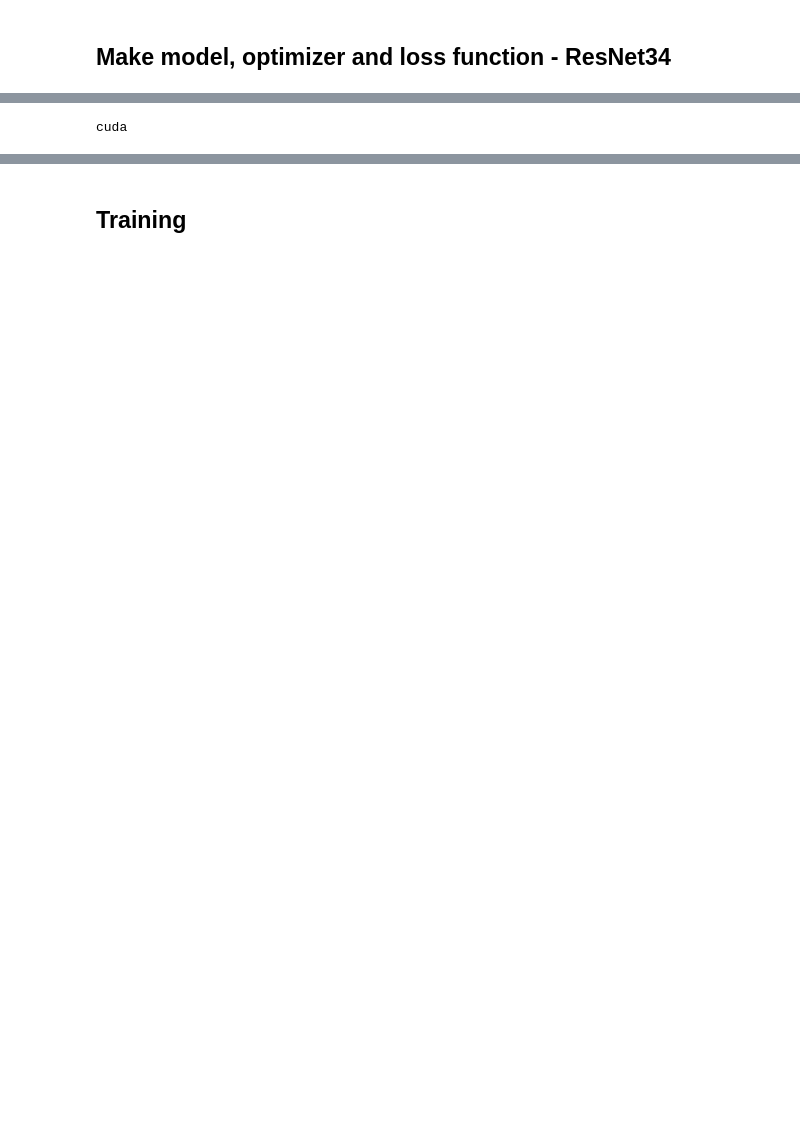
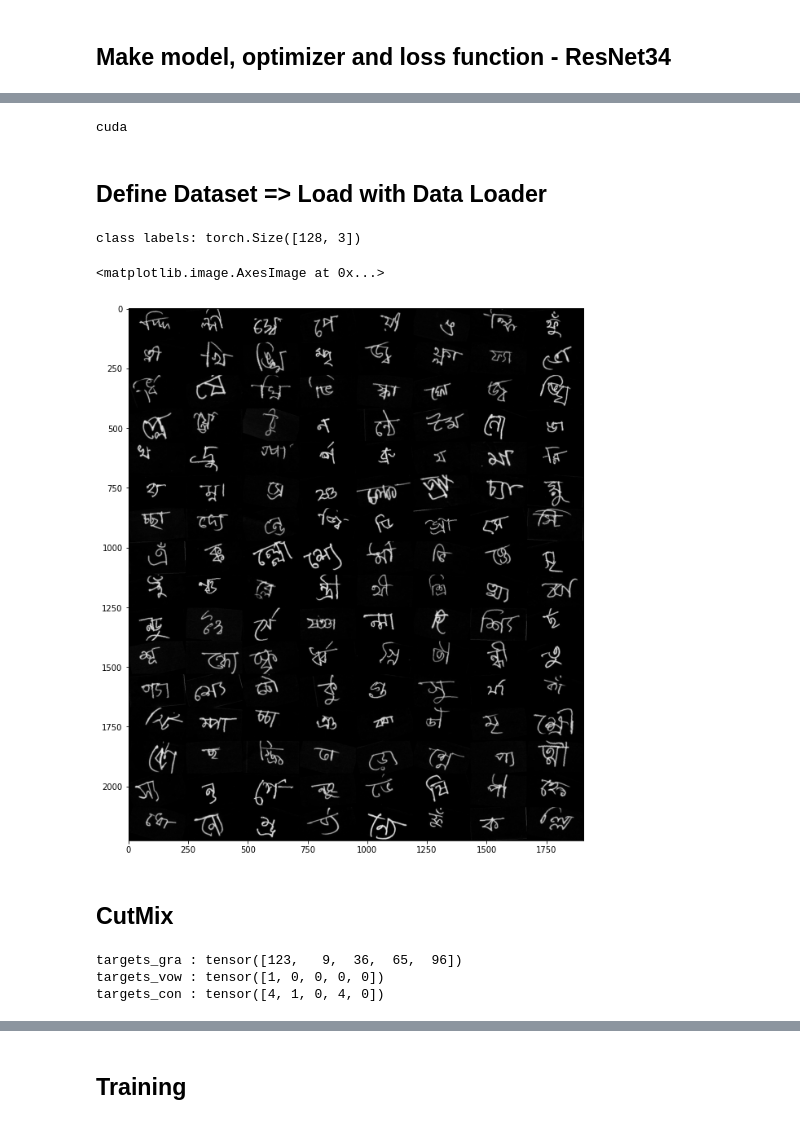
Before and after one commit to GwiHwan-Go/Reproduce_CutMix, a Jupyter notebook: Training/CutMix.ipynb, the cells around one changed output, grey strips where cells are left out. Drawn from its saved outputs; the diff is of its cells as text; code cells hidden in the pictures; blank space fills up the shorter version.

```diff
--- a/Training/CutMix.ipynb
+++ b/Training/CutMix.ipynb
@@ -139,10 +55,18 @@ model.last_linear = torch.nn.Linear(in_features, 186)
-# %%
-device = torch.device('cuda' if torch.cuda.is_available() else 'cpu')
-print(device)
-model = model.to(device)
-# %% [output]
-cuda
 # %%
+from torch.nn import Linear
+import pretrainedmodels
+
+model_name = 'resnet34'
+model = pretrainedmodels.__dict__[model_name](pretrained='imagenet')
+
+## 우리 이미지 사이즈에 맞게 튜닝
+in_features = model.last_linear.in_features
+model.last_linear = torch.nn.Linear(in_features, 186)
+
+device = torch.device('cuda' if torch.cuda.is_available() else 'cpu')
+print(device)
+model = model.to(device)
+
 optimizer = torch.optim.Adam(model.parameters(), lr=0.001)
 loss_fn = nn.CrossEntropyLoss()
 scheduler = torch.optim.lr_scheduler.ReduceLROnPlateau(optimizer,
@@ -150,3 +74,7 @@ scheduler = torch.optim.lr_scheduler.ReduceLROnPlateau(optimizer,
                                                       verbose=True,
                                                       patience=7,
                                                       factor=0.5)
+# %% [output]
+cuda
+# %% [markdown]
+## Define Dataset => Load with Data Loader
@@ -152,0 +134,19 @@ scheduler = torch.optim.lr_scheduler.ReduceLROnPlateau(optimizer,
+# %%
+import torchvision
+if device=="cpu" :
+    os.environ["OMP_NUM_THREADS"]="1"  # If you are using CPU
+batch = next(iter(train_loader))
+images, labels = batch
+plt.figure(figsize=(12,12))
+print(f"class labels: {labels.shape}")
+
+
+grid = torchvision.utils.make_grid(tensor=images, nrow=8)
+copied_images = images.clone().detach()
+plt.imshow(grid.permute(1,2,0))
+# %% [output]
+class labels: torch.Size([128, 3])
+<matplotlib.image.AxesImage at 0x...>
+[figure, added]
+# %% [markdown]
+## CutMix
@@ -152,0 +175,10 @@ scheduler = torch.optim.lr_scheduler.ReduceLROnPlateau(optimizer,
+# %%
+targets_gra, targets_vow, targets_con = labels[:, 0], labels[:, 1], labels[:, 2]
+shuffled_targets_gra = targets_gra[rand_index] #shape 128
+shuffled_targets_vow = targets_vow[rand_index] #shape 128
+shuffled_targets_con = targets_con[rand_index] #shape 128
+print(f"targets_gra : {targets_gra[:5]}\ntargets_vow : {targets_vow[:5]}\ntargets_con : {targets_con[:5]}")
+# %% [output]
+targets_gra : tensor([123,   9,  36,  65,  96])
+targets_vow : tensor([1, 0, 0, 0, 0])
+targets_con : tensor([4, 1, 0, 4, 0])
```
Also changed, not shown: parts of 24 cells of this notebook.
